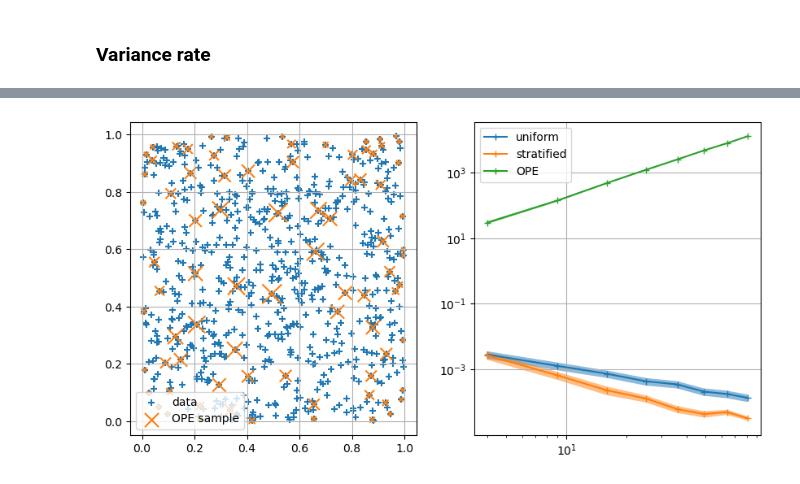
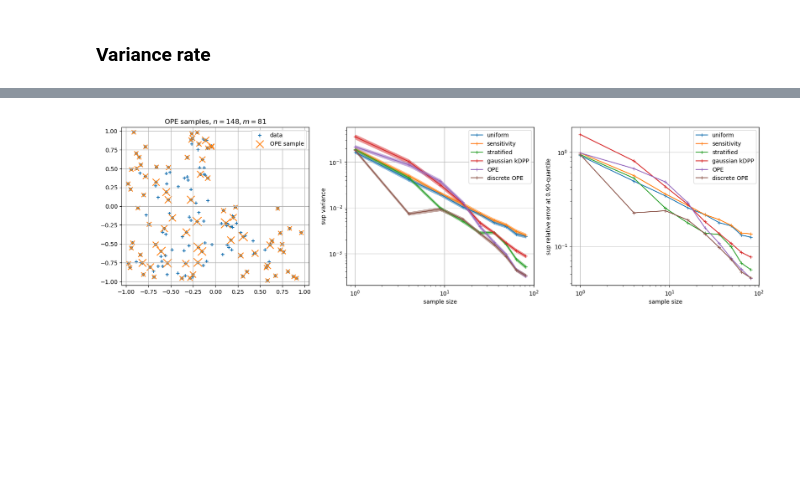
Before and after one commit to hsimonfroy/DPPcoresets, a Jupyter notebook: notebook/test.ipynb, the cells around one changed output, grey strips where cells are left out. Saved outputs shown, nothing was run; the diff lists cells and outputs as text; code cells hidden in the pictures; blank space fills up the shorter version.

```diff
--- a/notebook/test.ipynb
+++ b/notebook/test.ipynb
@@ -145,5 +309,5 @@ def get_DPP_samples(eig_vals, eig_vecs, nb_samples):
 # %% [markdown]
 ### i.i.d. uniform
 # %%
-def get_uniform_samples(n, m, nb_samples):
+def draw_uniform(n, m, nb_samples):
     return np.random.choice(n, (nb_samples, m))
@@ -213,17 +454,3 @@ for k, X_samples in enumerate([X_uniform, X_stratified, X_DPP]):
-# %%
-def risk(X):
-    return ((X-.5)**2).sum(-1)
-
-def loss(X, samples=None, weights=None):
-    if samples is None:
-        return risk(X).mean(-1)
-    elif weights is None:
-        return (risk(X[samples])).mean(-1)
-    else:
-        return (risk(X[samples]) * weights).sum(-1)
-
-def relative_error(y_hat, y):
-    return np.abs(1 - y_hat / y)
 # %% [markdown]
 ### Variance rate
 # %%
@@ -278,19 +526,30 @@ Wall time: 16.7 s
 # %%
-nb_stds = 5*n**(-.5)
-plt.figure(figsize=(10,5))
-plt.subplot(121)
+nb_stds = 1.5*nb_rep**(-.5)
+plt.figure(figsize=(20,5))
+plt.subplot(131)
 plt.scatter(X[:,0], X[:,1], marker="+", label="data")
-sample = DPP_samples[0]
-plt.scatter(X[sample,0],X[sample,1], marker="x", label="OPE sample", s=10/diag_K_tilde[sample])
+X_samples = X[OPE_samples[0]]
+plt.scatter(X_samples[:,0],X_samples[:,1], marker="x", label="OPE sample", s=100*m*OPE_weights[0])
+xylim = 1.05
+plt.xlim(-xylim,xylim), plt.ylim(-xylim,xylim)
+plt.title(f"OPE samples, $n={n}, m={m}$"), plt.legend(), plt.grid()
+
+plt.subplot(132)
+legends = ["uniform","sensitivity","stratified","gaussian kDPP","OPE", "discrete OPE"]
+plt.plot(ms, SE_means_sup, label=legends, marker="+")
+for k, legend in enumerate(legends):
+    plt.fill_between(ms, SE_means_sup[:,k]+nb_stds*SE_stds_sup[:,k], SE_means_sup[:,k]-nb_stds*SE_stds_sup[:,k], alpha=.5)
+plt.xscale('log'), plt.yscale('log'), plt.xlabel("sample size"), plt.ylabel("sup variance")
 plt.legend(), plt.grid()
 
-plt.subplot(122)
-legends = ["uniform","stratified","OPE", 'OPE2', "OPE3", "OPE4"]
-legends = ["uniform","stratified","OPE"]
-plt.plot(ms[:,None], SE_means, label=legends, marker="+")
-for k, legend in enumerate(legends):
-    plt.fill_between(ms, SE_means[:,k]+nb_stds*SE_stds[:,k], SE_means[:,k]-nb_stds*SE_stds[:,k], alpha=.5)
-plt.xscale('log'), plt.yscale('log'), plt.legend()
-plt.grid(), plt.show();
+plt.subplot(133)
+delta1, delta2 = .1, .01
+relerr_quant1, relerr_quant2 = np.quantile(relerrs_sup, 1-delta1, axis=-1), np.quantile(relerrs_sup, 1-delta2, axis=-1)
+plt.plot(ms, relerr_quant1, label=legends, marker="+")
+# for k, legend in enumerate(legends):
+#     plt.fill_between(ms, relerr_quant1[:,k], relerr_quant2[:,k], alpha=.5)
+# plt.boxplot(relerrs_sup[:,2].T, positions=ms, widths=.1*ms)
+plt.xscale('log'), plt.yscale('log'), plt.xlabel("sample size"), plt.ylabel(f"sup relative error at {1-delta1:.2f}-quantile")
+plt.legend(), plt.grid(), plt.show();
 # %% [output]
-[figure, old version]
+[figure, new version]
```
Also changed, not shown: parts of 37 cells of this notebook, 2 other files.
